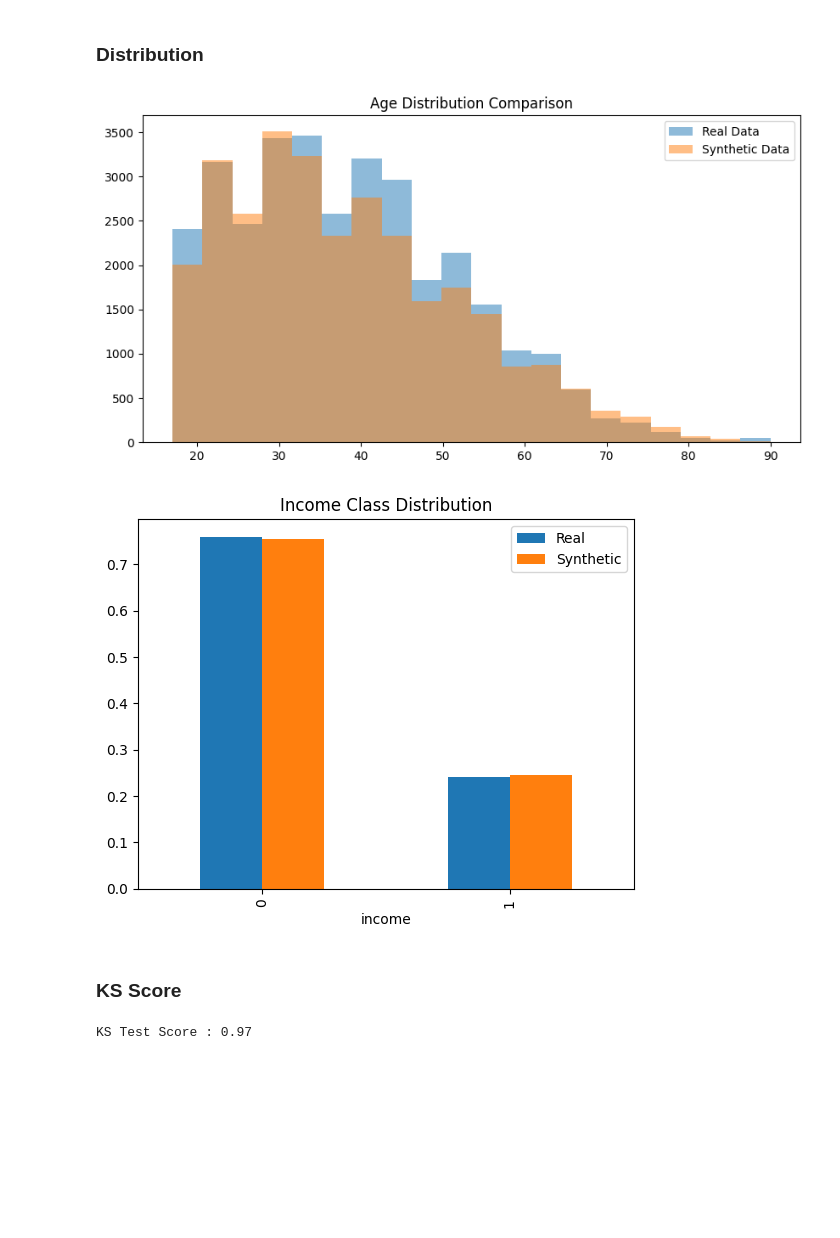
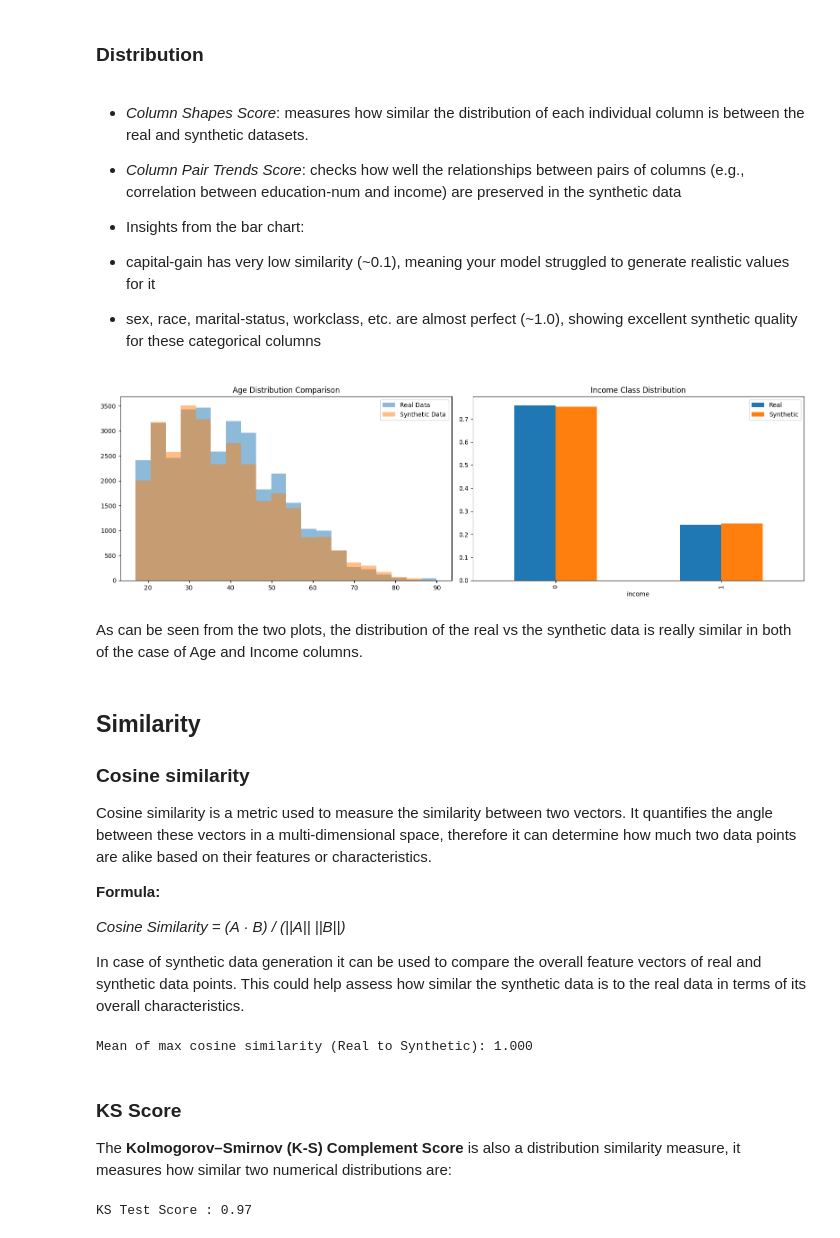
Before and after one commit to zakarias00/synth_tabular_data_gen, a Jupyter notebook: datasec_sync_datagen.ipynb, the cells around one changed output. Saved outputs shown, nothing was run; the diff lists cells and outputs as text; code cells hidden in the pictures; blank space fills up the shorter version.

Commit message:
Add-evaluation metrics

```diff
--- a/datasec_sync_datagen.ipynb
+++ b/datasec_sync_datagen.ipynb
@@ -353,26 +367,70 @@ Overall Quality Score: 0.81
 [interactive output not drawn]
 # %% [markdown]
 ### Distribution
+# %% [markdown]
+- *Column Shapes Score*: measures how similar the distribution of each individual column is between the real and synthetic datasets.
+
+- *Column Pair Trends Score*: checks how well the relationships between pairs of columns (e.g., correlation between education-num and income) are preserved in the synthetic data
+
+- Insights from the bar chart:
+
+ - capital-gain has very low similarity (~0.1), meaning your model struggled to generate realistic values for it
+  - sex, race, marital-status, workclass, etc. are almost perfect (~1.0), showing excellent synthetic quality for these categorical columns
 # %%
-# Compare age distribution
-plt.figure(figsize=(10, 5))
-plt.hist(df_proc["age"], alpha=0.5, label="Real Data", bins=20)
-plt.hist(synthetic_data["age"], alpha=0.5, label="Synthetic Data", bins=20)
-plt.title("Age Distribution Comparison")
-plt.legend()
-plt.show()
+# Create a figure with two subplots
+fig, axes = plt.subplots(1, 2, figsize=(16, 5))
 
-# Compare income (target variable)
+# Age Distribution
+axes[0].hist(df_proc["age"], alpha=0.5, label="Real Data", bins=20)
+axes[0].hist(synthetic_data["age"], alpha=0.5, label="Synthetic Data", bins=20)
+axes[0].set_title("Age Distribution Comparison")
+axes[0].legend()
+
+# Income Distribution
 income_real = df_proc["income"].value_counts(normalize=True)
 income_synth = synthetic_data["income"].value_counts(normalize=True)
-pd.DataFrame({"Real": income_real, "Synthetic": income_synth}).plot(kind="bar")
-plt.title("Income Class Distribution")
+pd.DataFrame({"Real": income_real, "Synthetic": income_synth}).plot(kind="bar", ax=axes[1])  # Use ax=axes[1]
+axes[1].set_title("Income Class Distribution")
+
+plt.tight_layout()
 plt.show()
 # %% [output]
-[figure, old version]
+[figure, new version]
-[figure, removed]
-# %% [markdown]
-### KS Score
+# %% [markdown]
+As can be seen from the two plots, the distribution of the real vs the synthetic data is really similar in both of the case of Age and Income columns.
+# %% [markdown]
+## Similarity
+
+### Cosine similarity
+
+Cosine similarity is a metric used to measure the similarity between two vectors. It quantifies the angle between these vectors in a multi-dimensional space, therefore it can determine how much two data points are alike based on their features or characteristics.
+
+**Formula:**
+
+*Cosine Similarity = (A · B) / (||A|| ||B||)*
+
+In case of synthetic data generation it can be used to compare the overall feature vectors of real and synthetic data points. This could help assess how similar the synthetic data is to the real data in terms of its overall characteristics.
+# %%
+from sklearn.metrics.pairwise import cosine_similarity
+
+# Numeric columns only
+real_numeric = df_proc.select_dtypes(include='number')
+synthetic_numeric = synthetic_data.select_dtypes(include='number')
+
+# Compute cosine similarity
+cos_sim_matrix = cosine_similarity(real_numeric, synthetic_numeric)
+
+# Find maximum similarity of each real record to any synthetic
+max_similarities = cos_sim_matrix.max(axis=1)
+mean_max_similarity = max_similarities.mean()
+
+print(f"Mean of max cosine similarity (Real to Synthetic): {mean_max_similarity:.3f}")
+# %% [output]
+Mean of max cosine similarity (Real to Synthetic): 1.000
+# %% [markdown]
+### KS Score
+
+The **Kolmogorov–Smirnov (K-S) Complement Score** is also a distribution similarity measure, it measures how similar two numerical distributions are:
 # %%
 # Compare distributions for a numerical column 'age'
 ks_score = KSComplement.compute(
```
Also changed, not shown: parts of 16 cells of this notebook.
